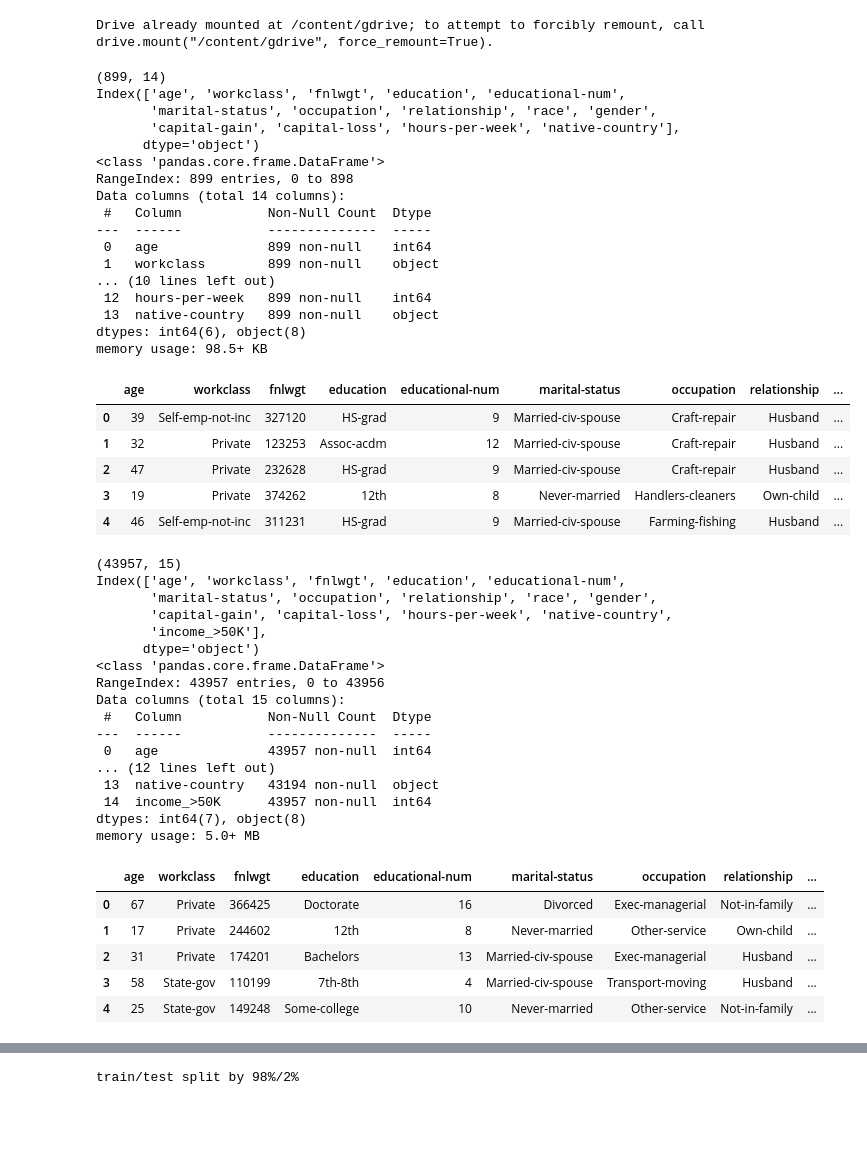
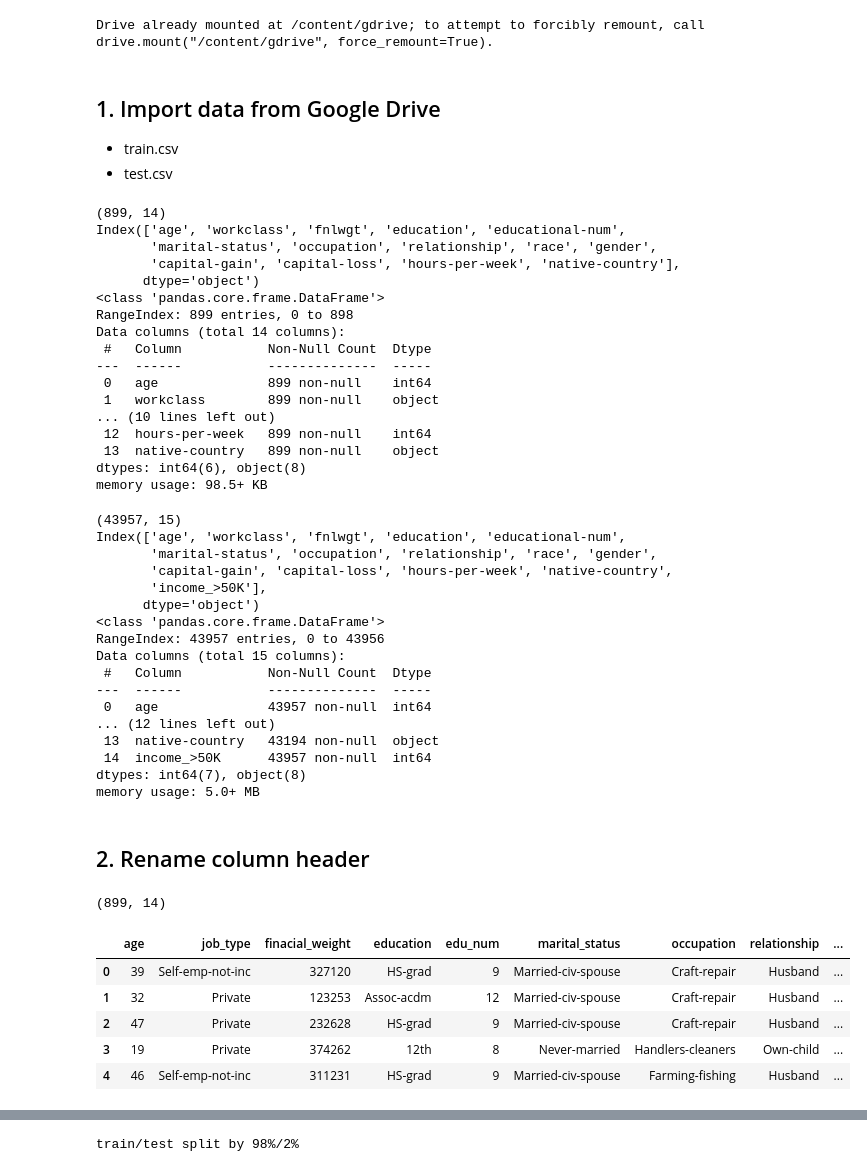
Before and after one commit to heesukjang/Income_Prediction, a Jupyter notebook: Income_Prediction.ipynb, the cells around one changed output, grey strips where cells are left out. Drawn from its saved outputs; the diff is of its cells as text; code cells hidden in the pictures; blank space fills up the shorter version.

```diff
--- a/Income_Prediction.ipynb
+++ b/Income_Prediction.ipynb
@@ -54,9 +70,12 @@ Drive already mounted at /content/gdrive; to attempt to forcibly remount, call d
+# %% [markdown]
+## 1. Import data from Google Drive
+- train.csv
+- test.csv
 # %%
 df_test = pd.read_csv('/content/gdrive/MyDrive/Kaggle/test.csv')
 print(df_test.shape)
 print(df_test.columns)
 df_test.info()
-df_test.head()
 # %% [output]
 (899, 14)
 Index(['age', 'workclass', 'fnlwgt', 'education', 'educational-num',
@@ -75,18 +94,11 @@ Data columns (total 14 columns):
  13  native-country   899 non-null    object
 dtypes: int64(6), object(8)
 memory usage: 98.5+ KB
-|  | age | workclass | fnlwgt | education | educational-num | marital-status | occupation | relationship | ... |
-| 0 | 39 | Self-emp-not-inc | 327120 | HS-grad | 9 | Married-civ-spouse | Craft-repair | Husband | ... |
-| 1 | 32 | Private | 123253 | Assoc-acdm | 12 | Married-civ-spouse | Craft-repair | Husband | ... |
-| 2 | 47 | Private | 232628 | HS-grad | 9 | Married-civ-spouse | Craft-repair | Husband | ... |
-| 3 | 19 | Private | 374262 | 12th | 8 | Never-married | Handlers-cleaners | Own-child | ... |
-| 4 | 46 | Self-emp-not-inc | 311231 | HS-grad | 9 | Married-civ-spouse | Farming-fishing | Husband | ... |
 # %%
 df_train = pd.read_csv('/content/gdrive/MyDrive/Kaggle/train.csv')
 print(df_train.shape)
 print(df_train.columns)
 df_train.info()
-df_train.head()
 # %% [output]
 (43957, 15)
 Index(['age', 'workclass', 'fnlwgt', 'education', 'educational-num',
@@ -105,9 +117,20 @@ Data columns (total 15 columns):
  14  income_>50K      43957 non-null  int64
 dtypes: int64(7), object(8)
 memory usage: 5.0+ MB
-|  | age | workclass | fnlwgt | education | educational-num | marital-status | occupation | relationship | ... |
-| 0 | 67 | Private | 366425 | Doctorate | 16 | Divorced | Exec-managerial | Not-in-family | ... |
-| 1 | 17 | Private | 244602 | 12th | 8 | Never-married | Other-service | Own-child | ... |
-| 2 | 31 | Private | 174201 | Bachelors | 13 | Married-civ-spouse | Exec-managerial | Husband | ... |
-| 3 | 58 | State-gov | 110199 | 7th-8th | 4 | Married-civ-spouse | Transport-moving | Husband | ... |
-| 4 | 25 | State-gov | 149248 | Some-college | 10 | Never-married | Other-service | Not-in-family | ... |
+# %% [markdown]
+## 2. Rename column header
+# %%
+col_header = ['age', 'job_type', 'finacial_weight', 'education', 'edu_num',
+       'marital_status', 'occupation', 'relationship', 'race', 'gender',
+       'capital_gain', 'capital_loss', 'hours_per_week', 'native_country']
+df_test.columns = col_header
+print(df_test.shape)
+df_test.head()
+# %% [output]
+(899, 14)
+|  | age | job_type | finacial_weight | education | edu_num | marital_status | occupation | relationship | ... |
+| 0 | 39 | Self-emp-not-inc | 327120 | HS-grad | 9 | Married-civ-spouse | Craft-repair | Husband | ... |
+| 1 | 32 | Private | 123253 | Assoc-acdm | 12 | Married-civ-spouse | Craft-repair | Husband | ... |
+| 2 | 47 | Private | 232628 | HS-grad | 9 | Married-civ-spouse | Craft-repair | Husband | ... |
+| 3 | 19 | Private | 374262 | 12th | 8 | Never-married | Handlers-cleaners | Own-child | ... |
+| 4 | 46 | Self-emp-not-inc | 311231 | HS-grad | 9 | Married-civ-spouse | Farming-fishing | Husband | ... |
```
Also changed, not shown: parts of 12 cells of this notebook.
